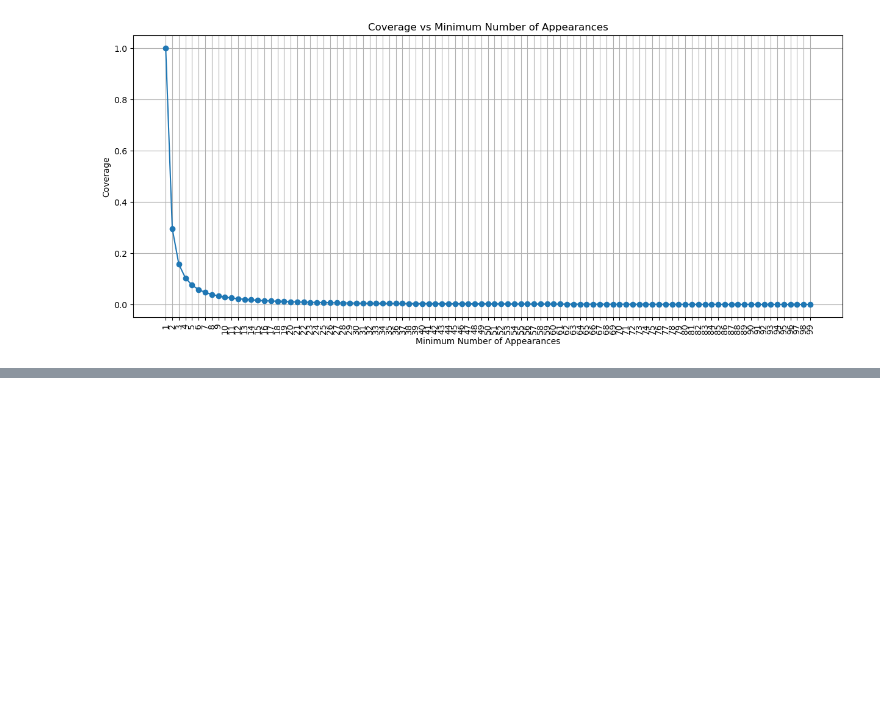
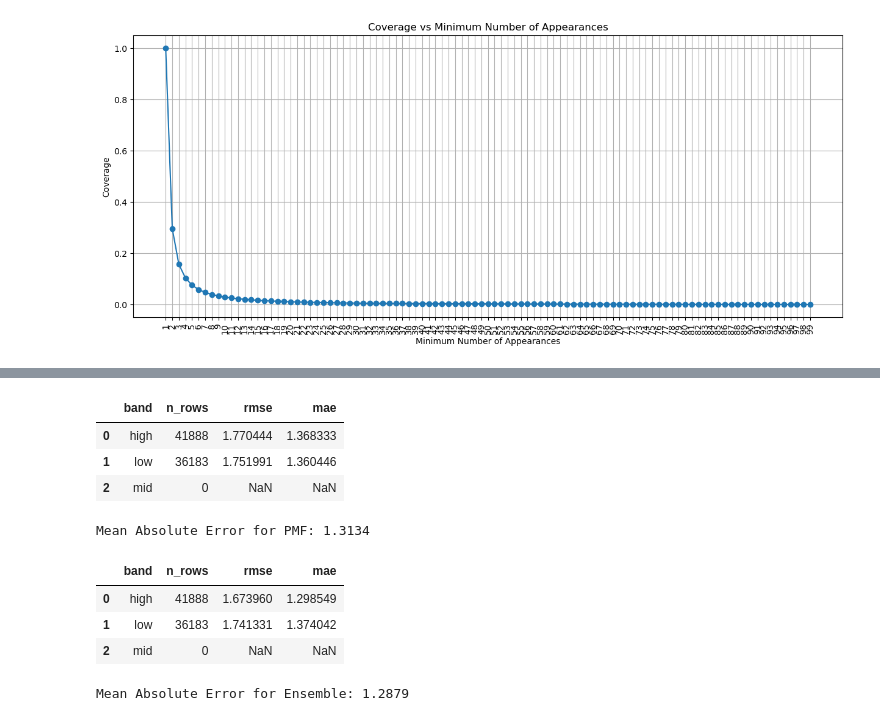
Before and after one commit to Mariogarber/recomendation-system, a Jupyter notebook: colaborative-filtering/knn.ipynb, the cells around one changed output, grey strips where cells are left out. Saved outputs shown, nothing was run; the diff lists cells and outputs as text; code cells hidden in the pictures; blank space fills up the shorter version.

```diff
--- a/colaborative-filtering/knn.ipynb
+++ b/colaborative-filtering/knn.ipynb
@@ -125,0 +205,27 @@ Mean Absolute Error: 1.3351
+# %%
+pmf_regressor_m20 = PMFRegressor(pmf=models[1], model="randomforest", clip_range=(0, 10))
+pmf_regressor_m20.fit(train_data)
+
+print("RandomForest Trained")
+
+pmf_regressor_m30_svr = PMFRegressor(pmf=models[2], model="svr", clip_range=(0, 10))
+pmf_regressor_m30_svr.fit(train_data)
+
+print("SVR Trained")
+
+pmf_regressor_m30_lasso = PMFRegressor(pmf=models[2], model="lasso", clip_range=(0, 10))
+pmf_regressor_m30_lasso.fit(train_data)
+
+print("Lasso Trained")
+
+# Check the errors for each regressor
+regressors = {
+    "Random Forest (mf_20)": pmf_regressor_m20,
+    "SVR (mf_30)": pmf_regressor_m30_svr,
+    "Lasso (mf_30)": pmf_regressor_m30_lasso
+}
+
+for name, regressor in regressors.items():
+    predictions = regressor.predict_df(test_data, round_predictions=True)
+    errors = np.abs(predictions['rating'] - predictions['prediction'])
+    print(f'Mean Absolute Error for {name}: {errors.mean():.4f}')
@@ -125,0 +263,9 @@ Mean Absolute Error: 1.3351
+# %%
+from model.BPMF import BayesianPMF, BayesianNonNegativeMF, BayesianPMFWithBiases
+
+bayesian_pmf = BayesianPMF(n_factors=20, n_iters=100, burn_in=50, verbose=True, rating_std=1)
+bayesian_pmf.fit(train_data)
+
+bayesian_pmf_predictions = bayesian_pmf.predict_df(test_data, round_predictions=True)
+bayesian_pmf_errors = np.abs(bayesian_pmf_predictions['rating'] - bayesian_pmf_predictions['prediction'])
+print(f'Mean Absolute Error for Bayesian PMF: {bayesian_pmf_errors.mean():.4f}')
@@ -125,0 +285,43 @@ Mean Absolute Error: 1.3351
+# %%
+from utils.split import FrequencyBandSplitter, FrequencyBandEvaluator
+
+splitter = FrequencyBandSplitter(entity='item', mode='quantile', include_unknown_as="low")
+splitter.fit(train_data)
+evaluator = FrequencyBandEvaluator(splitter=splitter)
+
+evaluator.evaluate(bayesian_pmf, test_data)
+# %% [output]
+|  | band | n_rows | rmse | mae |
+| 0 | high | 41888 | 1.770444 | 1.368333 |
+| 1 | low | 36183 | 1.751991 | 1.360446 |
+| 2 | mid | 0 | NaN | NaN |
+# %%
+pmf = MatrixFactorization(n_factors=20, n_epochs=80, lr=0.1, reg=0.1, verbose=False)
+pmf.fit(train_data)
+
+pmf_predictions = pmf.predict_df(test_data, round_predictions=True)
+pmf_errors = np.abs(pmf_predictions['rating'] - pmf_predictions['prediction'])
+print(f'Mean Absolute Error for PMF: {pmf_errors.mean():.4f}')
+# %% [output]
+Mean Absolute Error for PMF: 1.3134
+# %%
+splitter = FrequencyBandSplitter(entity='item', mode='quantile', include_unknown_as="low")
+splitter.fit(train_data)
+evaluator = FrequencyBandEvaluator(splitter=splitter)
+
+evaluator.evaluate(pmf, test_data)
+# %% [output]
+|  | band | n_rows | rmse | mae |
+| 0 | high | 41888 | 1.673960 | 1.298549 |
+| 1 | low | 36183 | 1.741331 | 1.374042 |
+| 2 | mid | 0 | NaN | NaN |
+# %%
+from ensemble.ensemble import RatingEnsemble
+
+ensemble = RatingEnsemble(models=[bayesian_pmf, pmf], weights=[0.5, 0.5], strategy='mean', clip_range=(0, 10))
+ensemble_predictions = ensemble.predict_df(test_data, round_predictions=True)
+
+ensemble_errors = np.abs(ensemble_predictions['rating'] - ensemble_predictions['prediction'])
+print(f'Mean Absolute Error for Ensemble: {ensemble_errors.mean():.4f}')
+# %% [output]
+Mean Absolute Error for Ensemble: 1.2879
```
Also changed, not shown: parts of 26 cells of this notebook, 2 other files.
